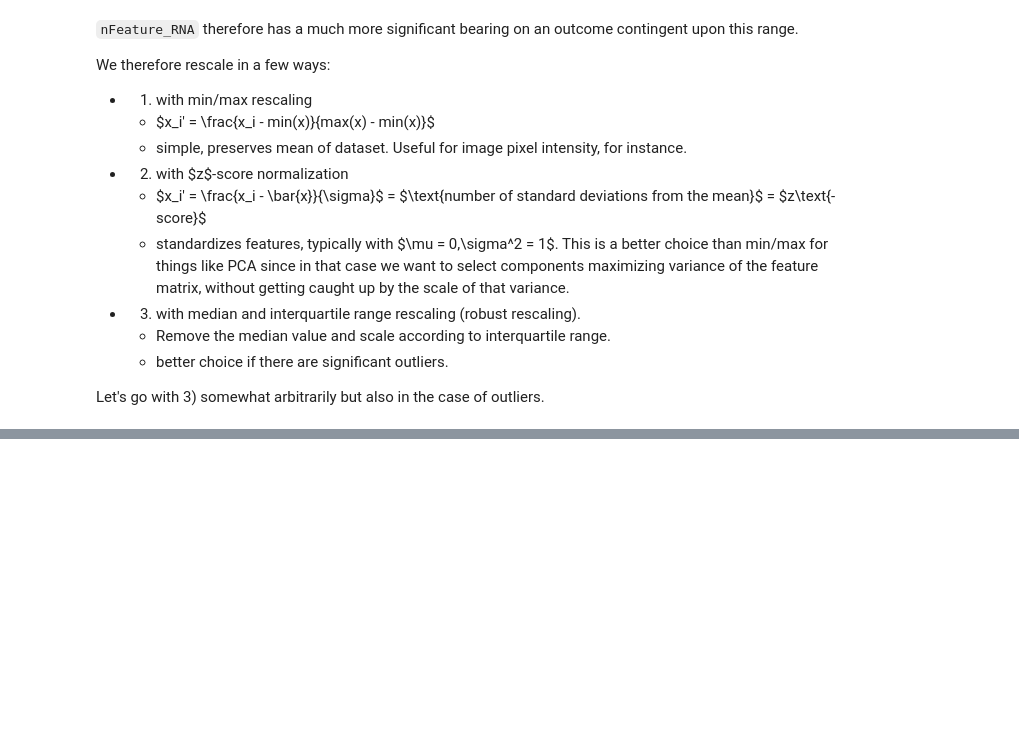
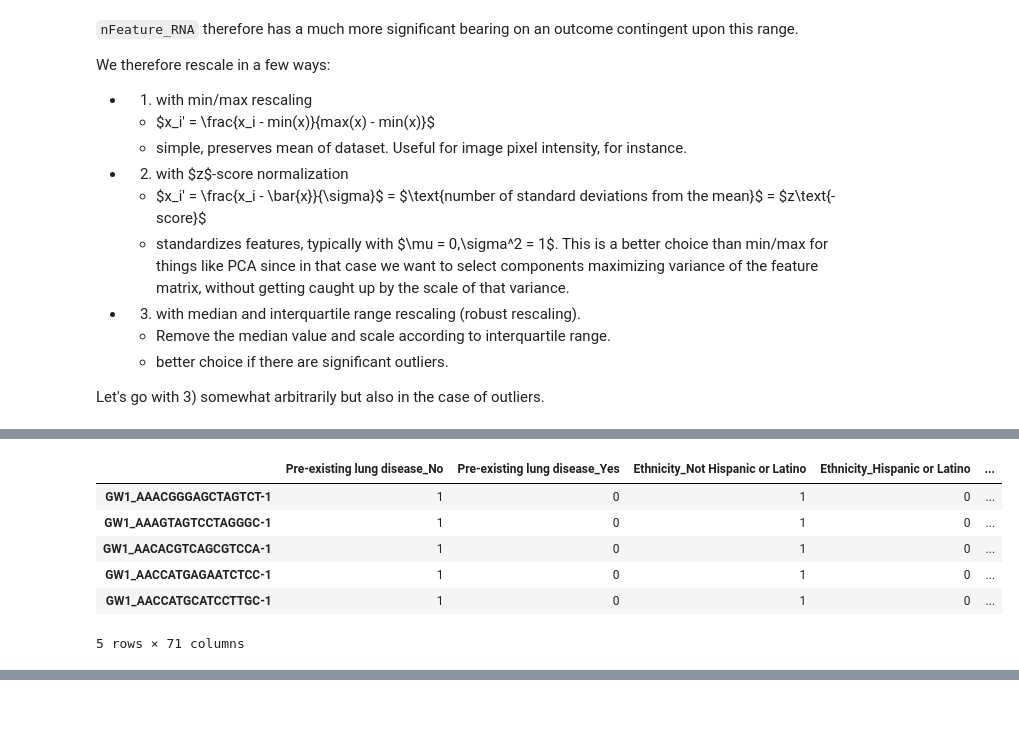
Before and after one commit to simonlevine/simonsays, a Jupyter notebook: _notebooks/2021-01-09-all-but-the-model.ipynb, the cells around one changed output, grey strips where cells are left out. Drawn from its saved outputs; the diff is of its cells as text; code cells hidden in the pictures; blank space fills up the shorter version.

```diff
--- a/_notebooks/2021-01-09-all-but-the-model.ipynb
+++ b/_notebooks/2021-01-09-all-but-the-model.ipynb
@@ -207,0 +149,4 @@ X[set(X.columns) - set(numerical_cols)]
+# %%
+scale_mapper = {'Unknown':1,'25.0-29.9 (overweight)':2,'30.0-39.9 (obese)':3}
+X_ord = X['BMI'].replace(scale_mapper)
+X_ord
@@ -252,5 +218,6 @@ Let's go with 3) somewhat arbitrarily but also in the case of outliers.
 from sklearn import preprocessing
 
 robust_scaler = preprocessing.RobustScaler()
-robust_scaler.fit_transform(X)
+X_numer = robust_scaler.fit_transform(X[numer_cols])
+X_numer
 # %% [output]
@@ -261,0 +233,3 @@ Feature extraction is the process of reducing dimensionality to find latent feat
+# %%
+X[numer_cols] = X_numer
+X.head(2)
@@ -261,0 +241,3 @@ Feature extraction is the process of reducing dimensionality to find latent feat
+# %%
+X['BMI'] = X_ord
+X['BMI']
@@ -261,0 +257,11 @@ Feature extraction is the process of reducing dimensionality to find latent feat
+# %%
+X = pd.concat([X_cat,X.drop(columns=cat_cols)],axis=1)
+X.head()
+# %% [output]
+|  | Pre-existing lung disease_No | Pre-existing lung disease_Yes | Ethnicity_Not Hispanic or Latino | Ethnicity_Hispanic or Latino | ... |
+| GW1_AAACGGGAGCTAGTCT-1 | 1 | 0 | 1 | 0 | ... |
+| GW1_AAAGTAGTCCTAGGGC-1 | 1 | 0 | 1 | 0 | ... |
+| GW1_AACACGTCAGCGTCCA-1 | 1 | 0 | 1 | 0 | ... |
+| GW1_AACCATGAGAATCTCC-1 | 1 | 0 | 1 | 0 | ... |
+| GW1_AACCATGCATCCTTGC-1 | 1 | 0 | 1 | 0 | ... |
+5 rows × 71 columns
```
Also changed, not shown: parts of 27 cells of this notebook.
